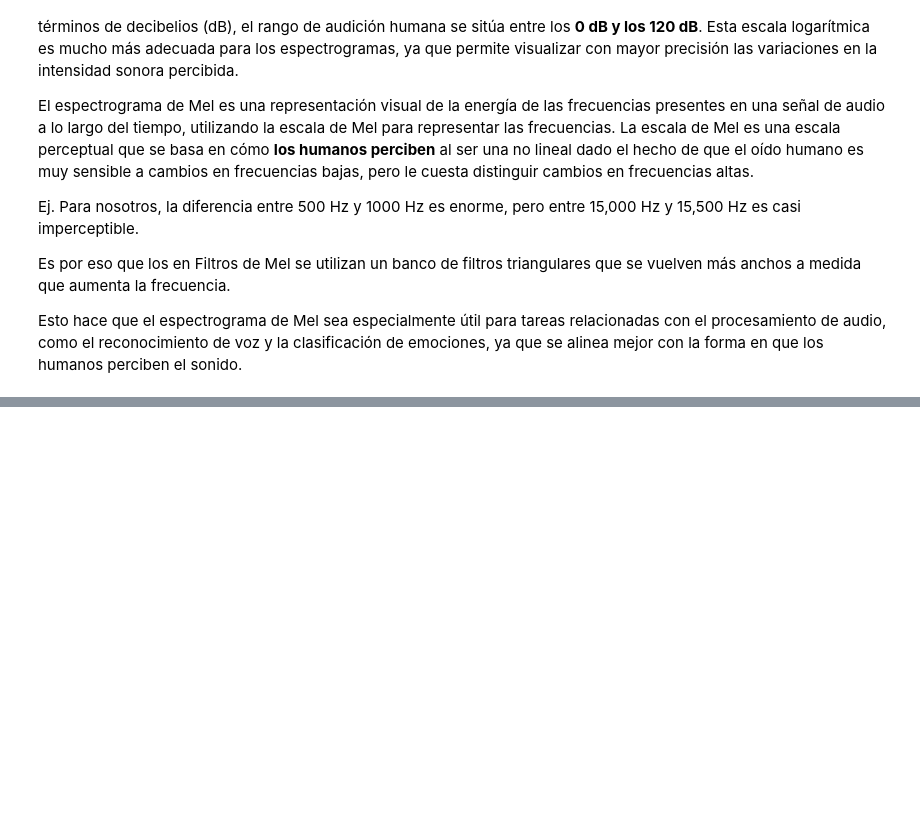
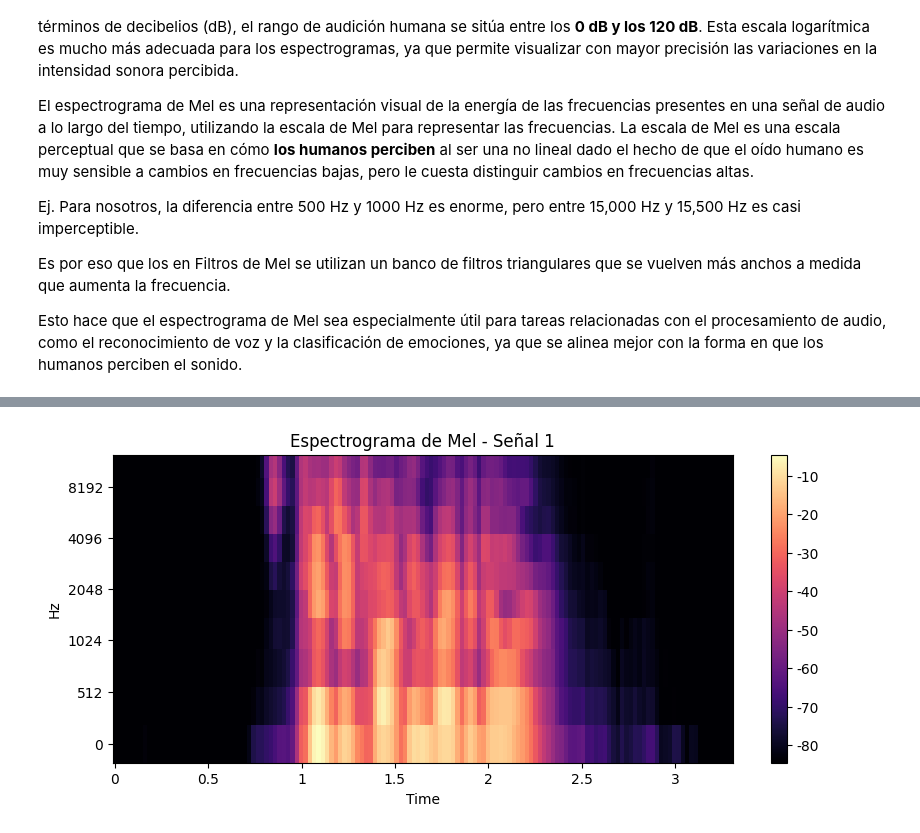
Before and after one commit to AcSsalazar/the-color-of-emotions, a Jupyter notebook: Notebooks/2-fourier-transform.ipynb, the cells around one changed output, grey strips where cells are left out. Cells and saved outputs as stored; diff of their text form; code cells hidden in the pictures; blank space fills up the shorter version.

```diff
--- a/Notebooks/fourier-transform.ipynb
+++ b/Notebooks/2-fourier-transform.ipynb
@@ -98,0 +186,18 @@ Esto hace que el espectrograma de Mel sea especialmente útil para tareas relaci
+# %%
+mel_spectrogram_1 = librosa.feature.melspectrogram(y=signal, sr =sr, n_fft=FRAME_SIZE, hop_length=HOP_SIZE, n_mels=10)
+mel_spectrogram_2 = librosa.feature.melspectrogram(y=signal_2, sr =sr, n_fft=FRAME_SIZE, hop_length=HOP_SIZE, n_mels=100)
+log_mel_spectrogram_1 = librosa.power_to_db(mel_spectrogram_1)
+log_mel_spectrogram_2 = librosa.power_to_db(mel_spectrogram_2)
+# %%
+plt.figure(figsize=(10, 4))
+
+librosa.display.specshow(log_mel_spectrogram_1,
+                         x_axis="time",
+                         y_axis="mel",
+                         sr=sr,)
+plt.colorbar(format="%+2.f")
+plt.title("Espectrograma de Mel - Señal 1")
+
+plt.show()
+# %% [output]
+[figure, added]
```
Also changed, not shown: parts of 11 cells of this notebook, 1 other file.
